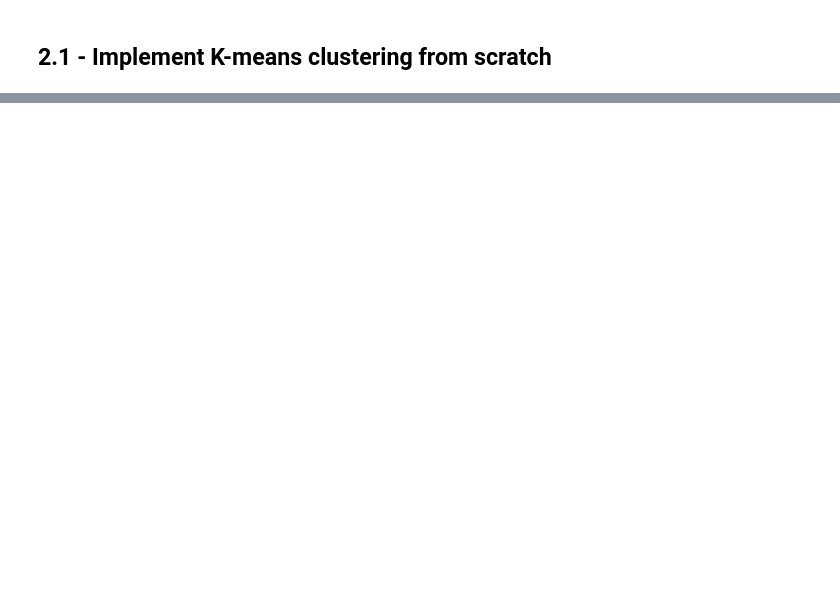
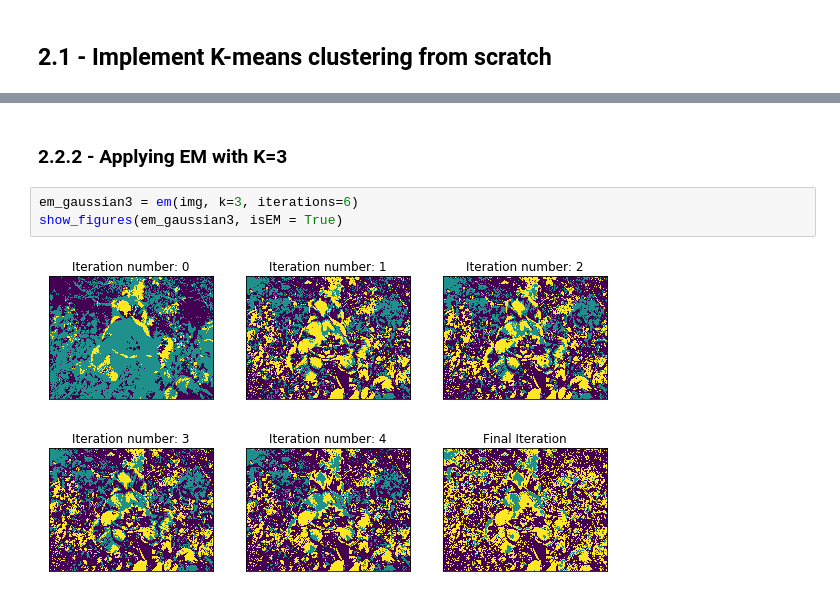
Before and after one commit to Patrick-Erath/OpenCV, a Jupyter notebook: Assignment3/Question2_A3.ipynb, the cells around one changed output, grey strips where cells are left out. Saved outputs shown, nothing was run; the diff lists cells and outputs as text; blank space fills up the shorter version.

```diff
--- a/Assignment3/Question2_A3.ipynb
+++ b/Assignment3/Question2_A3.ipynb
@@ -386,0 +273,8 @@ Clipping input data to the valid range for imshow with RGB data ([0..1] for floa
+# %% [markdown]
+### 2.2.2 - Applying EM with K=3
+# %%
+em_gaussian3 = em(img, k=3, iterations=6)
+show_figures(em_gaussian3, isEM = True)
+# %% [output]
+[figure, added]
+[figure, added]
```
Also changed, not shown: parts of 31 cells of this notebook, 1 other file.
